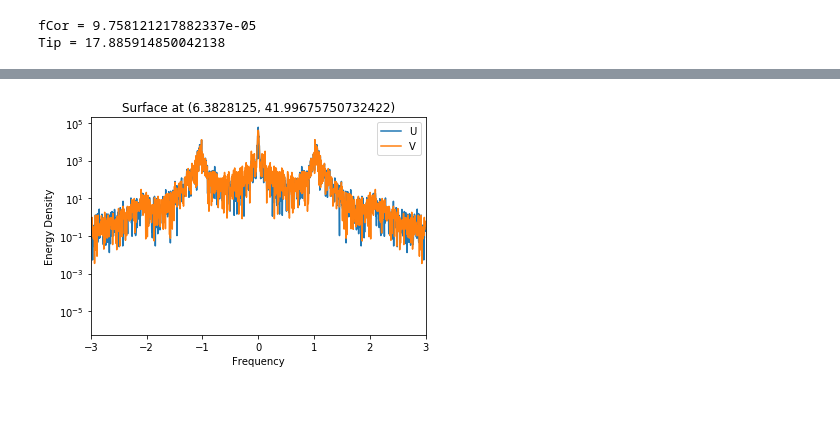
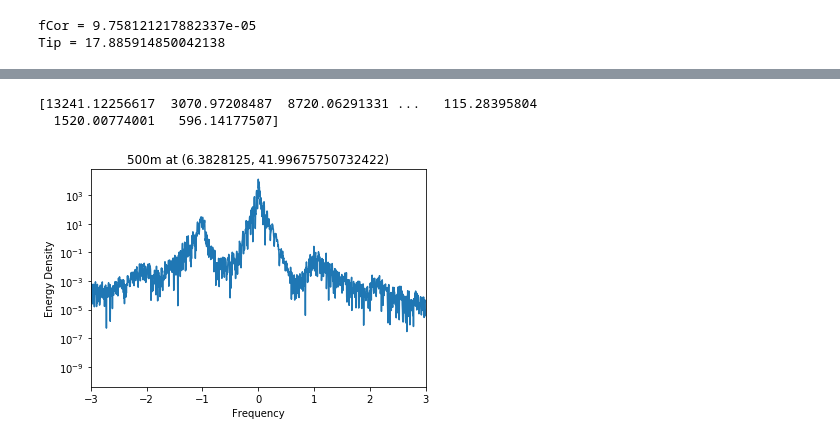
Before and after one commit to mclaret/JISAOinternship, a Jupyter notebook: notebooks/mark/fft_rotary.ipynb, the cells around one changed output, grey strips where cells are left out. Cells and saved outputs as stored; diff of their text form; code cells hidden in the pictures; blank space fills up the shorter version.

Commit message:
fixed rotary spectra of surface and plotted spectra at depth

```diff
--- a/notebooks/mark/fft_rotary.ipynb
+++ b/notebooks/mark/fft_rotary.ipynb
@@ -146,0 +122,8 @@ plt.show()
+# %%
+# 500m parameters
+maxt_k58 = len(U_k58)
+dt = 1.0  # 1-hour resolution
+T_k58 = (maxt_k58-1)*dt
+times_k58 = np.arange(1,maxt_k58+1,1) * 1.0
+print('maxt = ', maxt_k58)
+print('times = ', times_k58)
@@ -147,17 +148,38 @@ plt.show()
+# %%
+alpha=0.2
+
+# Tapered cosine windows for 500m data
+win1_k58 = signal.tukey(len(U_k58),0)      # rectangular window
+win2_k58 = signal.tukey(len(U_k58),1)      # Hann window
+win3_k58 = signal.tukey(len(U_k58),alpha)  # 20% of points
+# %%
+# find amplitudes of 500m Fourier coefficients
+hvel_k58 = U_k58 + 1j*V_k58
+fc_k58 = np.fft.fft(hvel_k58*win3_k58)  # k58 Fourier coefficients (FCs) w/ window
+amp_k58 = np.abs(fc_k58)**2             # amplitude of k58 FCs
+print(amp_k58)
+
+fq_k58 = np.fft.fftfreq(times_k58.shape[-1],dt)  # frequencies corresponding to each FC (cycles/h)
+fq_k58_norm = fq_k58*2*np.pi/fCor/3600           # normalized to coriolis frequency
+
+# rearrange data for plotting
+amp_k58 = np.fft.fftshift(amp_k58)
+fq_k58_norm = np.fft.fftshift(fq_k58_norm)
+# %% [output]
+[13241.12256617  3070.97208487  8720.06291331 ...   115.28395804
+  1520.00774001   596.14177507]
 # %%
-# plot rotary spectra at k1
+# plot rotary spectra at k58
 plt.figure()
-plt.plot(fq_k1_norm, amp_k1[:,0], label='U')
-plt.plot(fq_k1_norm, amp_k1[:,1], label='V')
+plt.plot(fq_k58_norm, amp_k58)
 plt.xlim(-3,3)
 #plt.ylim(10**0)
 
 # plot labels
-plt.title('Surface at ({}, {})'.format(nav_lon, nav_lat))
+plt.title('500m at ({}, {})'.format(nav_lon, nav_lat))
 plt.xlabel('Frequency')
 plt.ylabel('Energy Density')
 plt.yscale('log')
-plt.legend()
 plt.show()
 # %% [output]
-[figure, old version]
+[figure, new version]
```
Also changed, not shown: parts of 9 cells of this notebook.
